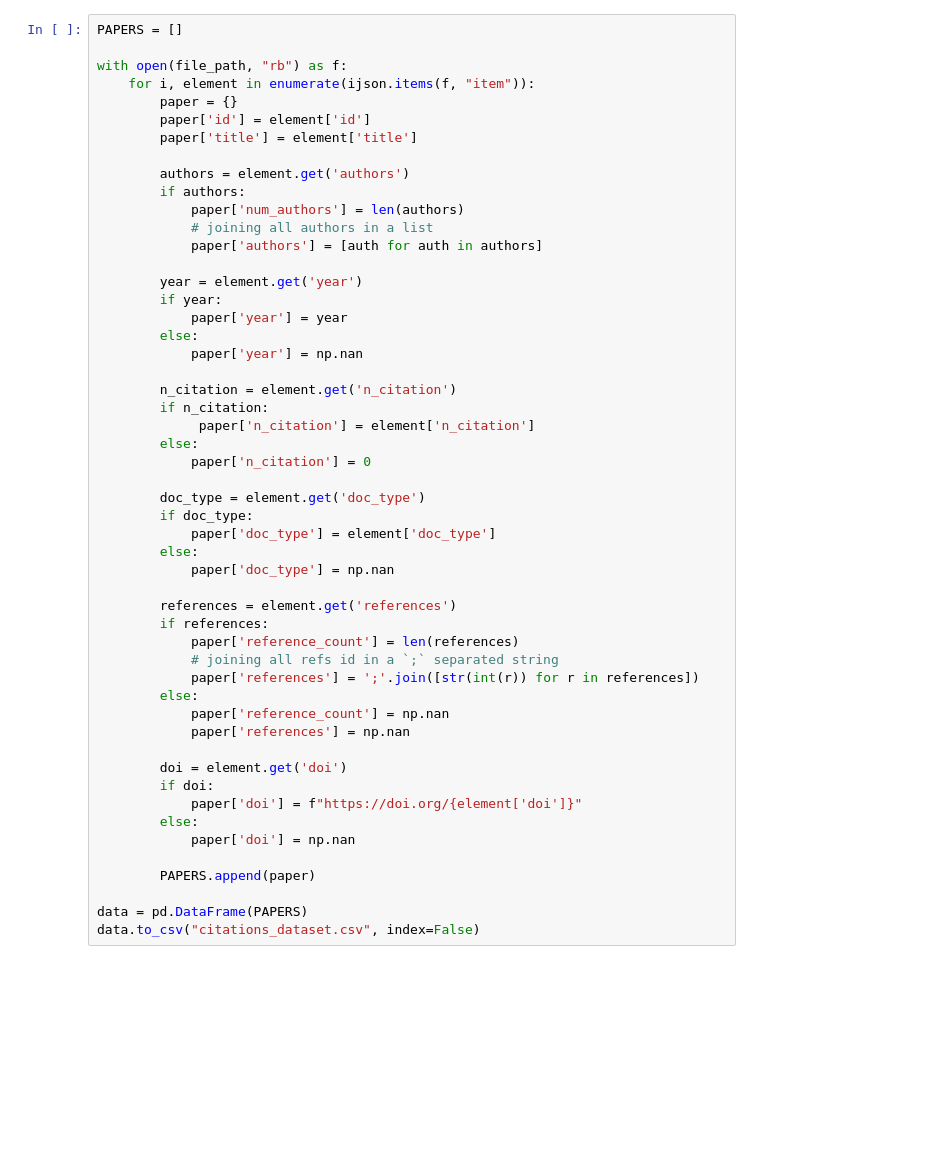
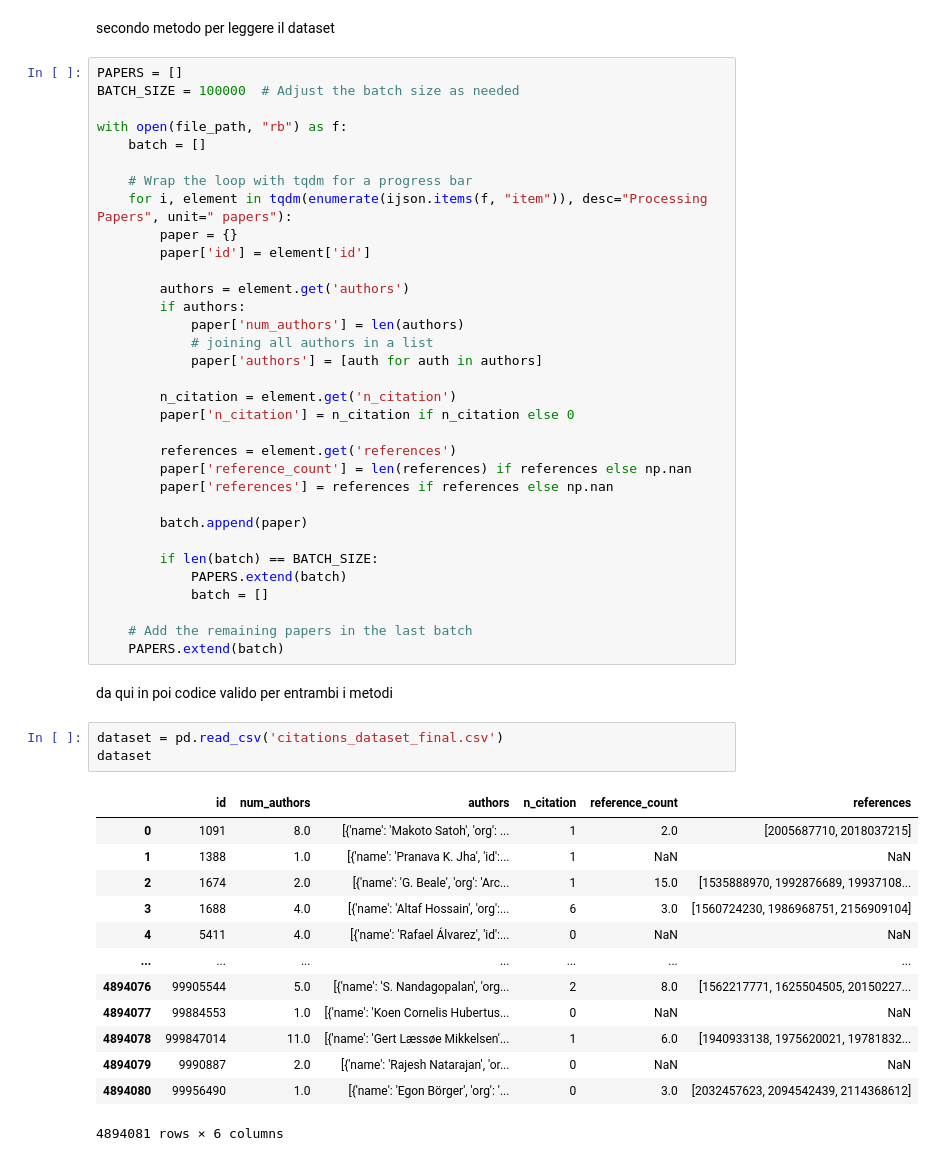
Before and after one commit to marinazanoni/HM5_ADM, a Jupyter notebook: hw5_question1.ipynb, the cells around one changed output. Saved outputs shown, nothing was run; the diff lists cells and outputs as text; blank space fills up the shorter version.

```diff
--- a/hw5_question1.ipynb
+++ b/hw5_question1.ipynb
@@ -12,11 +76,16 @@ file_path = 'dblp.v12.json'
+# %% [markdown]
+secondo metodo per leggere il dataset
 # %%
 PAPERS = []
+BATCH_SIZE = 100000  # Adjust the batch size as needed
 
 with open(file_path, "rb") as f:
-    for i, element in enumerate(ijson.items(f, "item")):
+    batch = []
+
+    # Wrap the loop with tqdm for a progress bar
+    for i, element in tqdm(enumerate(ijson.items(f, "item")), desc="Processing Papers", unit=" papers"):
         paper = {}
         paper['id'] = element['id']
-        paper['title'] = element['title']
 
         authors = element.get('authors')
         if authors:
@@ -24,40 +93,37 @@ with open(file_path, "rb") as f:
             # joining all authors in a list
             paper['authors'] = [auth for auth in authors]
 
-        year = element.get('year')
-        if year:
-            paper['year'] = year
-        else:
-            paper['year'] = np.nan
-
         n_citation = element.get('n_citation')
-        if n_citation:
-             paper['n_citation'] = element['n_citation']
-        else:
-            paper['n_citation'] = 0
-
-        doc_type = element.get('doc_type')
-        if doc_type:
-            paper['doc_type'] = element['doc_type']
-        else:
-            paper['doc_type'] = np.nan
+        paper['n_citation'] = n_citation if n_citation else 0
 
         references = element.get('references')
-        if references:
-            paper['reference_count'] = len(references)
-            # joining all refs id in a `;` separated string
-            paper['references'] = ';'.join([str(int(r)) for r in references])
-        else:
-            paper['reference_count'] = np.nan
-            paper['references'] = np.nan
+        paper['reference_count'] = len(references) if references else np.nan
+        paper['references'] = references if references else np.nan
 
-        doi = element.get('doi')
-        if doi:
-            paper['doi'] = f"https://doi.org/{element['doi']}"
-        else:
-            paper['doi'] = np.nan
+        batch.append(paper)
 
-        PAPERS.append(paper)
+        if len(batch) == BATCH_SIZE:
+            PAPERS.extend(batch)
+            batch = []
 
-data = pd.DataFrame(PAPERS)
-data.to_csv("citations_dataset.csv", index=False)
+    # Add the remaining papers in the last batch
+    PAPERS.extend(batch)
+# %% [markdown]
+da qui in poi codice valido per entrambi i metodi
+# %%
+dataset = pd.read_csv('citations_dataset_final.csv')
+dataset
+# %% [output]
+|  | id | num_authors | authors | n_citation | reference_count | references |
+| 0 | 1091 | 8.0 | [{'name': 'Makoto Satoh', 'org': ... | 1 | 2.0 | [2005687710, 2018037215] |
+| 1 | 1388 | 1.0 | [{'name': 'Pranava K. Jha', 'id':... | 1 | NaN | NaN |
+| 2 | 1674 | 2.0 | [{'name': 'G. Beale', 'org': 'Arc... | 1 | 15.0 | [1535888970, 1992876689, 19937108... |
+| 3 | 1688 | 4.0 | [{'name': 'Altaf Hossain', 'org':... | 6 | 3.0 | [1560724230, 1986968751, 2156909104] |
+| 4 | 5411 | 4.0 | [{'name': 'Rafael Álvarez', 'id':... | 0 | NaN | NaN |
+| ... | ... | ... | ... | ... | ... | ... |
+| 4894076 | 99905544 | 5.0 | [{'name': 'S. Nandagopalan', 'org... | 2 | 8.0 | [1562217771, 1625504505, 20150227... |
+| 4894077 | 99884553 | 1.0 | [{'name': 'Koen Cornelis Hubertus... | 0 | NaN | NaN |
+| 4894078 | 999847014 | 11.0 | [{'name': 'Gert Læssøe Mikkelsen'... | 1 | 6.0 | [1940933138, 1975620021, 19781832... |
+| 4894079 | 9990887 | 2.0 | [{'name': 'Rajesh Natarajan', 'or... | 0 | NaN | NaN |
+| 4894080 | 99956490 | 1.0 | [{'name': 'Egon Börger', 'org': '... | 0 | 3.0 | [2032457623, 2094542439, 2114368612] |
+4894081 rows × 6 columns
```
Also changed, not shown: parts of 18 cells of this notebook.
